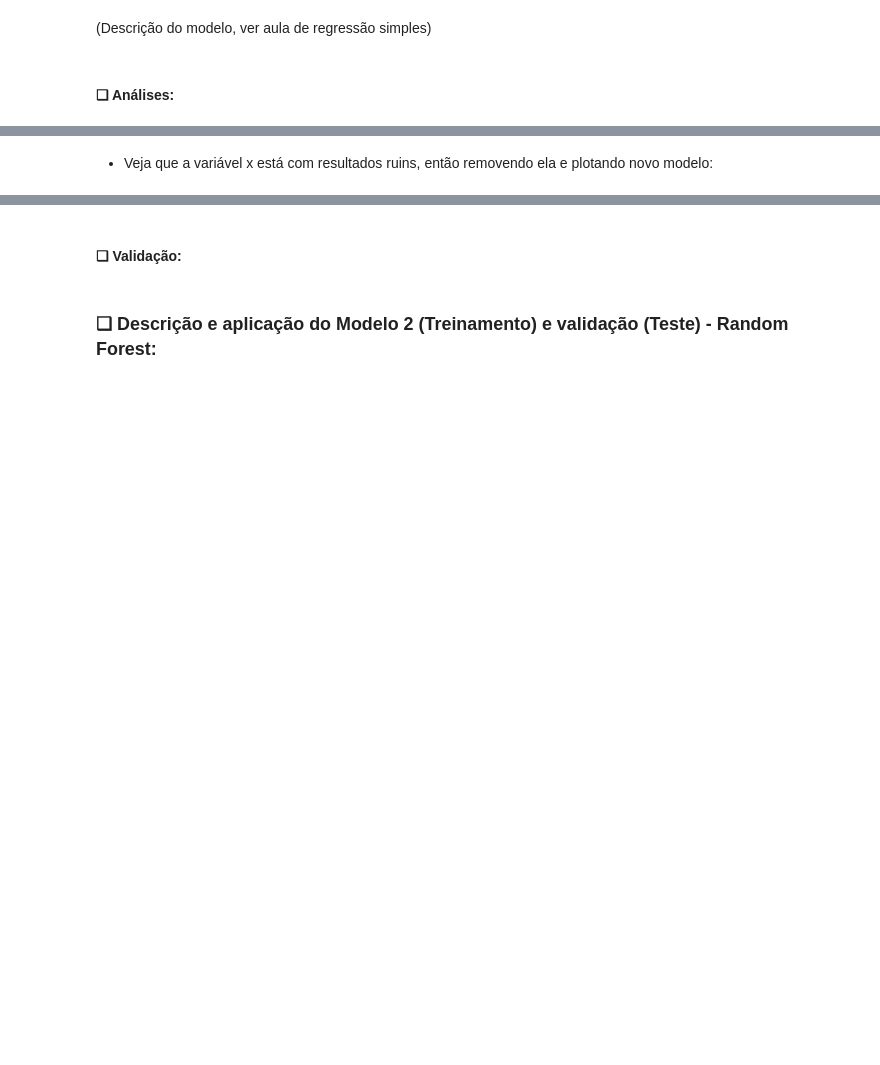
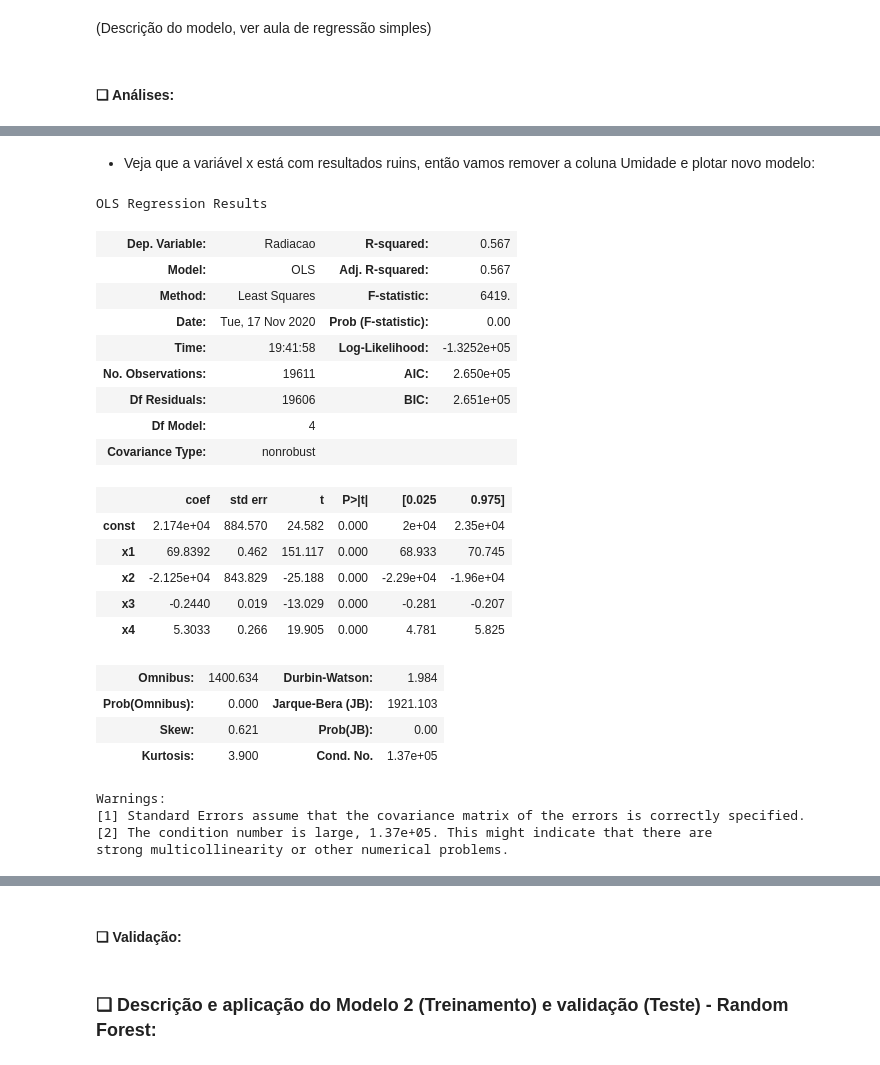
Before and after one commit to GustavoG-bot/projeto2data, a Jupyter notebook: projeto2.ipynb, the cells around one changed output, grey strips where cells are left out. Saved outputs shown, nothing was run; the diff lists cells and outputs as text; code cells hidden in the pictures; blank space fills up the shorter version.

```diff
--- a/projeto2.ipynb
+++ b/projeto2.ipynb
@@ -334,4 +379,33 @@ TypeError: unsupported operand type(s) for -: 'tuple' and 'tuple'
 # %% [markdown]
-- Veja que a variável x está com resultados ruins, então removendo ela e plotando novo modelo:
+- Veja que a variável x está com resultados ruins, então vamos remover a coluna Umidade e plotar novo modelo:
 # %%
-#X2 = X_train[['TempGraus','Pressao(atm)', 'Umidade', 'DirVento', 'Velocidade']]
+X2 = X_train[['TempGraus','Pressao(atm)f', 'DirVento', 'Velocidade']]
+results2 = regress(y_train, X2)
+
+# Mostra os resultados
+results2.summary()
+# %% [output]
+OLS Regression Results
+| Dep. Variable: | Radiacao | R-squared: | 0.567 |
+| Model: | OLS | Adj. R-squared: | 0.567 |
+| Method: | Least Squares | F-statistic: | 6419. |
+| Date: | Tue, 17 Nov 2020 | Prob (F-statistic): | 0.00 |
+| Time: | 19:41:58 | Log-Likelihood: | -1.3252e+05 |
+| No. Observations: | 19611 | AIC: | 2.650e+05 |
+| Df Residuals: | 19606 | BIC: | 2.651e+05 |
+| Df Model: | 4 |  |  |
+| Covariance Type: | nonrobust |  |  |
+|  | coef | std err | t | P>|t| | [0.025 | 0.975] |
+| const | 2.174e+04 | 884.570 | 24.582 | 0.000 | 2e+04 | 2.35e+04 |
+| x1 | 69.8392 | 0.462 | 151.117 | 0.000 | 68.933 | 70.745 |
+| x2 | -2.125e+04 | 843.829 | -25.188 | 0.000 | -2.29e+04 | -1.96e+04 |
+| x3 | -0.2440 | 0.019 | -13.029 | 0.000 | -0.281 | -0.207 |
+| x4 | 5.3033 | 0.266 | 19.905 | 0.000 | 4.781 | 5.825 |
+| Omnibus: | 1400.634 | Durbin-Watson: | 1.984 |
+| Prob(Omnibus): | 0.000 | Jarque-Bera (JB): | 1921.103 |
+| Skew: | 0.621 | Prob(JB): | 0.00 |
+| Kurtosis: | 3.900 | Cond. No. | 1.37e+05 |
+Warnings:
+[1] Standard Errors assume that the covariance matrix of the errors is correctly specified.
+[2] The condition number is large, 1.37e+05. This might indicate that there are
+strong multicollinearity or other numerical problems.
```
Also changed, not shown: parts of 16 cells of this notebook.
